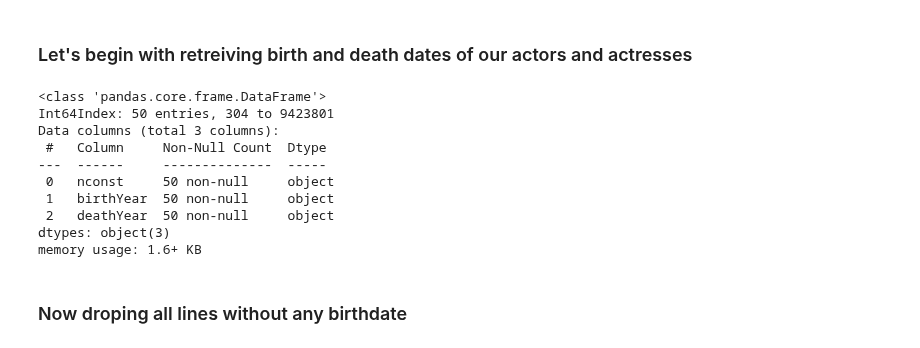
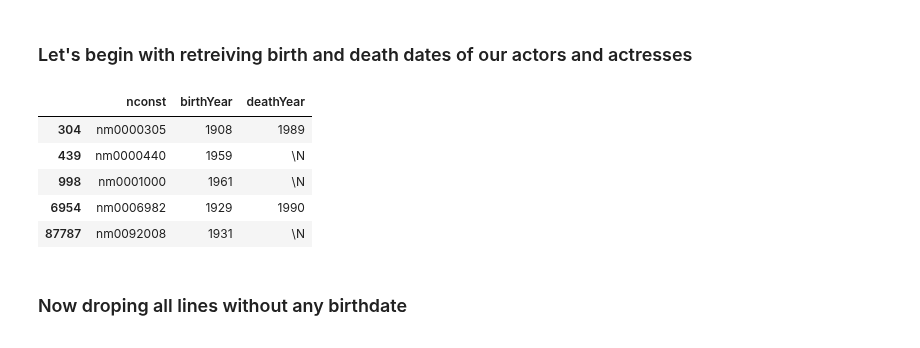
Before and after one commit to fdmdlb/nextflix, a Jupyter notebook: Most represented actors.ipynb, the cells around one changed output. Saved outputs shown, nothing was run; the diff lists cells and outputs as text; code cells hidden in the pictures.

```diff
--- a/Most represented actors.ipynb
+++ b/Most represented actors.ipynb
@@ -285,29 +254,25 @@ plt.show()
 # %%
 top_acting_list = df_m_short['nconst'][:5].to_list() +\
                     df_m_movie['nconst'][:5].to_list() +\
                     df_m_tvEpisode['nconst'][:5].to_list() +\
                     df_m_video['nconst'][:5].to_list() +\
                     df_m_tvMovie['nconst'][:5].to_list() +\
                     df_f_short['nconst'][:5].to_list() +\
                     df_f_short['nconst'][:5].to_list() +\
                     df_f_movie['nconst'][:5].to_list() +\
                     df_f_tvEpisode['nconst'][:5].to_list() +\
                     df_f_video['nconst'][:5].to_list() +\
                     df_f_tvMovie['nconst'][:5].to_list()
 
-df_dates = df_n_basics.loc[df_n_basics['nconst'].isin(megalist)][['nconst','birthYear', 'deathYear']]
-df_dates.info()
+df_dates = df_n_basics.loc[df_n_basics['nconst'].isin(top_acting_list)][['nconst','birthYear', 'deathYear']]
+df_dates.head()
 # %% [output]
-<class 'pandas.core.frame.DataFrame'>
-Int64Index: 50 entries, 304 to 9423801
-Data columns (total 3 columns):
- #   Column     Non-Null Count  Dtype
----  ------     --------------  -----
- 0   nconst     50 non-null     object
- 1   birthYear  50 non-null     object
- 2   deathYear  50 non-null     object
-dtypes: object(3)
-memory usage: 1.6+ KB
+|  | nconst | birthYear | deathYear |
+| 304 | nm0000305 | 1908 | 1989 |
+| 439 | nm0000440 | 1959 | \N |
+| 998 | nm0001000 | 1961 | \N |
+| 6954 | nm0006982 | 1929 | 1990 |
+| 87787 | nm0092008 | 1931 | \N |
 # %% [markdown]
 ### Now droping all lines without any birthdate
 # %%
```
Also changed, not shown: parts of 20 cells of this notebook.
